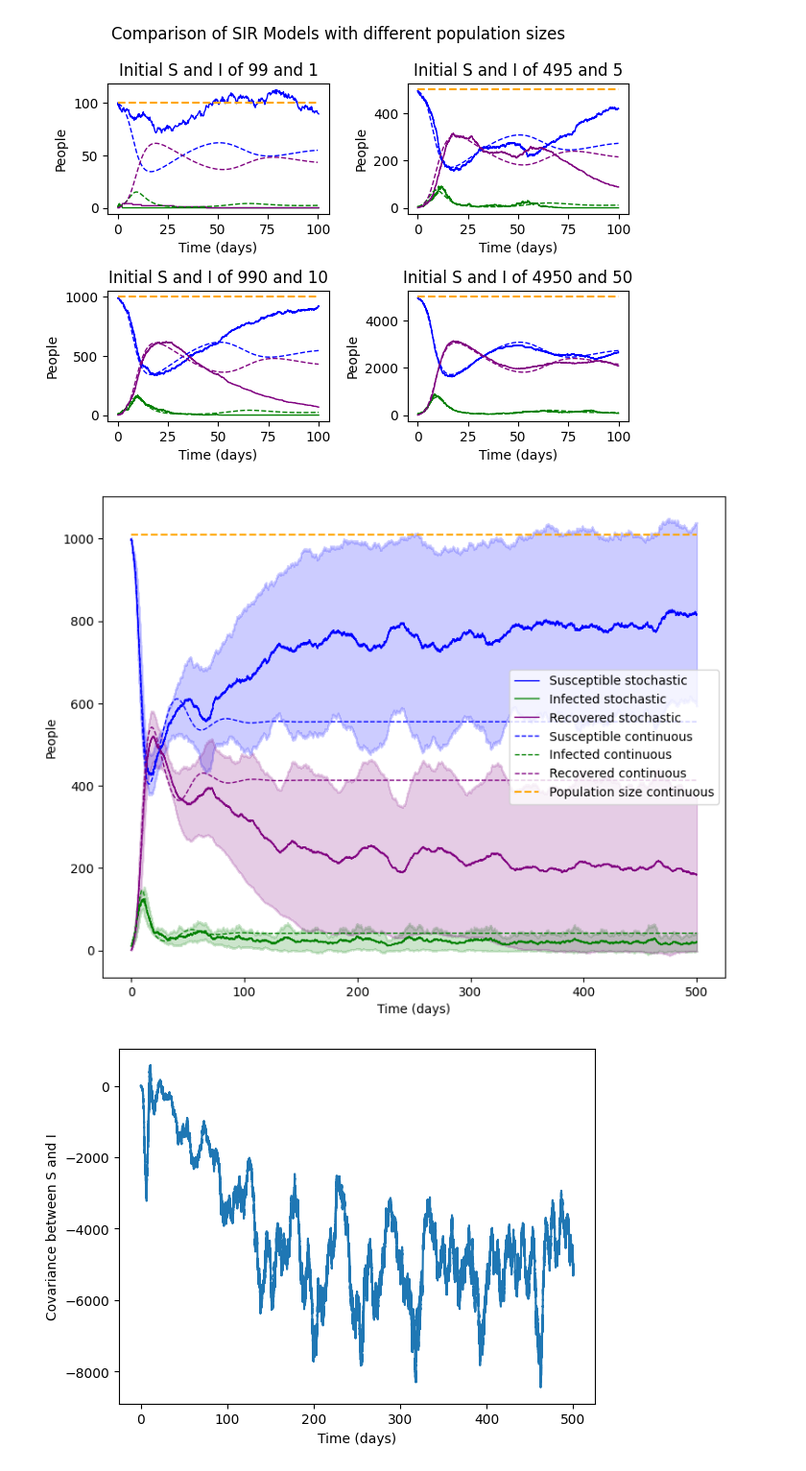
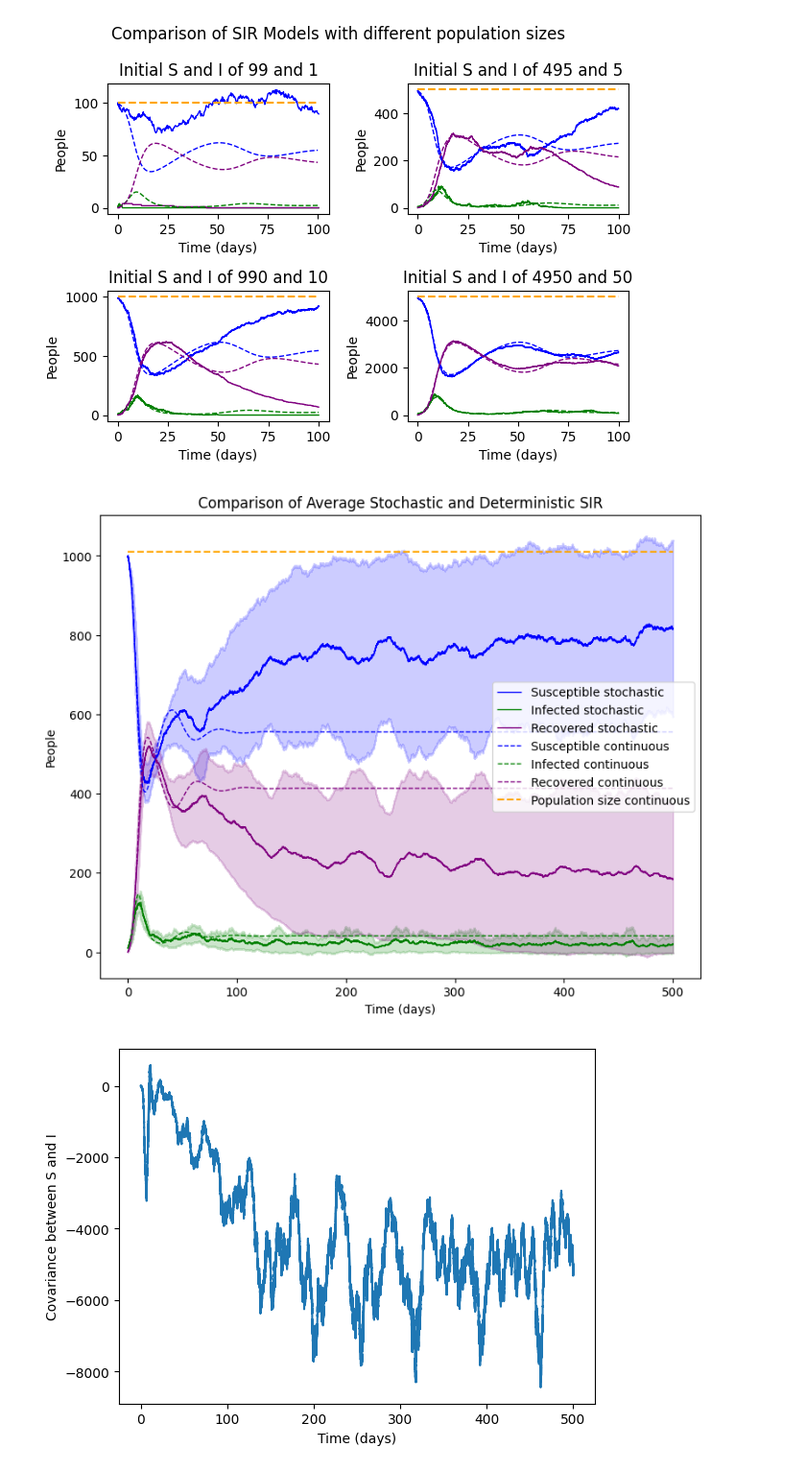
Before and after one commit to JTimmr/CS_Assignment_2, a Jupyter notebook: main.ipynb, the cells around one changed output. Shown at 96% size. Cells and saved outputs as stored; diff of their text form; code cells hidden in the pictures.

```diff
--- a/main.ipynb
+++ b/main.ipynb
@@ -437,34 +438,35 @@ average = analysis.get_average()
 std = analysis.get_std()
 covariance = analysis.get_covariance()
 t = analysis.t
 
 infection = StochasticSIR(initial_SIR, beta, gamma, tmax, mu=mu)
 infection.SIR = average
 infection.t = t
 
 fig, ax = plt.subplots(1, figsize=(9, 7))
 infection.plot(ax, std=std, N=False, label=True)
 
 dt = 0.1
 
 # Run continuous SIR simulation
 continuous_infection = ContinuousSIR(initial_SIR, tmax, dt, beta, gamma, mu=mu)
 continuous_infection.run()
 continuous_infection.plot(ax)
 
 # Compare outcomes of different approaches
 plt.legend()
+plt.title("Comparison of Average Stochastic and Deterministic SIR")
 plt.xlabel('Time (days)')
 plt.ylabel('People')
 plt.savefig("StochasticAvgVsDeterministic")
 plt.show()
 
 plt.plot(t, covariance)
 plt.xlabel('Time (days)')
 plt.ylabel('Covariance between S and I')
 plt.show()
 # %% [output]
-[figure, old version]
+[figure, new version]
 [figure]
 # %%
 # Initial values SIR model
```
Also changed, not shown: parts of 17 cells of this notebook.
